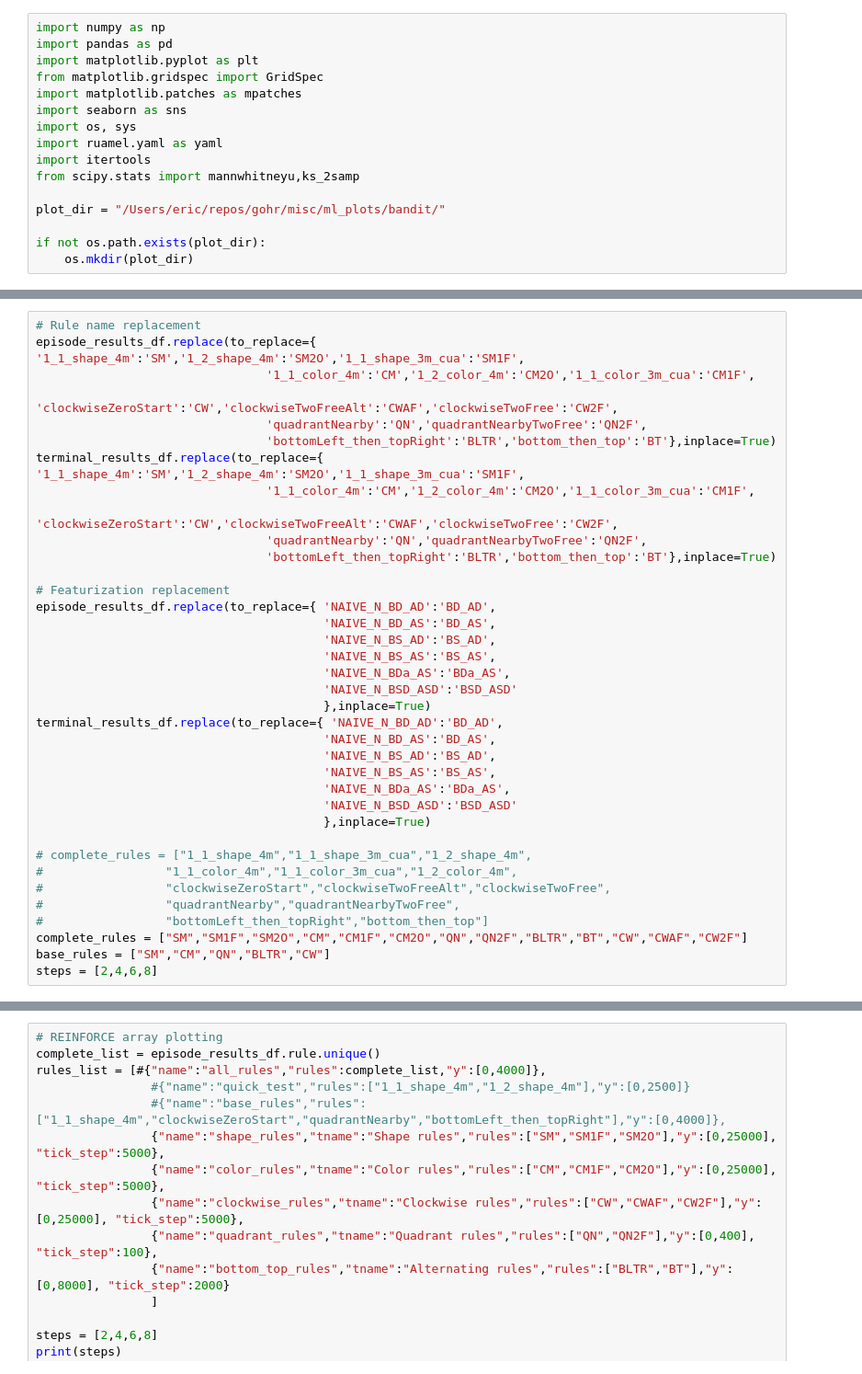
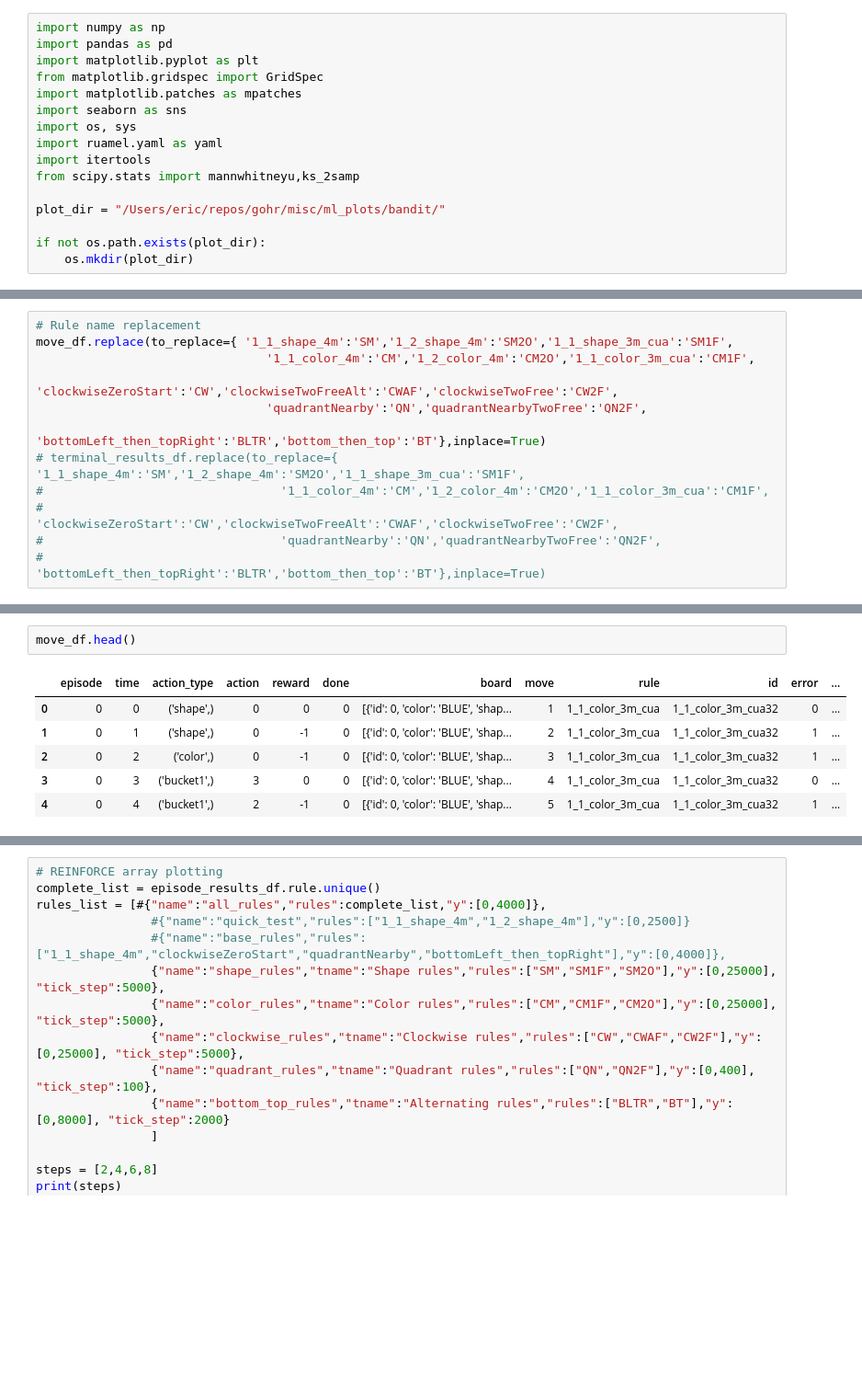
Before and after one commit to epulick/gohr, a Jupyter notebook: misc/bandit_processing.ipynb, the cells around one changed output, grey strips where cells are left out. Shown at 92% size. Cells and saved outputs as stored; diff of their text form; blank space fills up the shorter version.

```diff
--- a/misc/bandit_processing.ipynb
+++ b/misc/bandit_processing.ipynb
@@ -125,37 +68,12 @@ display(terminal_results_df)
 # %%
 # Rule name replacement
-episode_results_df.replace(to_replace={ '1_1_shape_4m':'SM','1_2_shape_4m':'SM2O','1_1_shape_3m_cua':'SM1F',
+move_df.replace(to_replace={ '1_1_shape_4m':'SM','1_2_shape_4m':'SM2O','1_1_shape_3m_cua':'SM1F',
                                 '1_1_color_4m':'CM','1_2_color_4m':'CM2O','1_1_color_3m_cua':'CM1F',
                                 'clockwiseZeroStart':'CW','clockwiseTwoFreeAlt':'CWAF','clockwiseTwoFree':'CW2F',
                                 'quadrantNearby':'QN','quadrantNearbyTwoFree':'QN2F',
-                                'bottomLeft_then_topRight':'BLTR','bottom_then_top':'BT'},inplace=True)
-terminal_results_df.replace(to_replace={ '1_1_shape_4m':'SM','1_2_shape_4m':'SM2O','1_1_shape_3m_cua':'SM1F',
-                                '1_1_color_4m':'CM','1_2_color_4m':'CM2O','1_1_color_3m_cua':'CM1F',
-                                'clockwiseZeroStart':'CW','clockwiseTwoFreeAlt':'CWAF','clockwiseTwoFree':'CW2F',
-                                'quadrantNearby':'QN','quadrantNearbyTwoFree':'QN2F',
-                                'bottomLeft_then_topRight':'BLTR','bottom_then_top':'BT'},inplace=True)
-
-# Featurization replacement
-episode_results_df.replace(to_replace={ 'NAIVE_N_BD_AD':'BD_AD',
-                                        'NAIVE_N_BD_AS':'BD_AS',
-                                        'NAIVE_N_BS_AD':'BS_AD',
-                                        'NAIVE_N_BS_AS':'BS_AS',
-                                        'NAIVE_N_BDa_AS':'BDa_AS',
-                                        'NAIVE_N_BSD_ASD':'BSD_ASD'
-                                        },inplace=True)
-terminal_results_df.replace(to_replace={ 'NAIVE_N_BD_AD':'BD_AD',
-                                        'NAIVE_N_BD_AS':'BD_AS',
-                                        'NAIVE_N_BS_AD':'BS_AD',
-                                        'NAIVE_N_BS_AS':'BS_AS',
-                                        'NAIVE_N_BDa_AS':'BDa_AS',
-                                        'NAIVE_N_BSD_ASD':'BSD_ASD'
-                                        },inplace=True)
-
-# complete_rules = ["1_1_shape_4m","1_1_shape_3m_cua","1_2_shape_4m",
-#                 "1_1_color_4m","1_1_color_3m_cua","1_2_color_4m",
-#                 "clockwiseZeroStart","clockwiseTwoFreeAlt","clockwiseTwoFree",
-#                 "quadrantNearby","quadrantNearbyTwoFree",
-#                 "bottomLeft_then_topRight","bottom_then_top"]
-complete_rules = ["SM","SM1F","SM2O","CM","CM1F","CM2O","QN","QN2F","BLTR","BT","CW","CWAF","CW2F"]
-base_rules = ["SM","CM","QN","BLTR","CW"]
-steps = [2,4,6,8]
+                                 'bottomLeft_then_topRight':'BLTR','bottom_then_top':'BT'},inplace=True)
+# terminal_results_df.replace(to_replace={ '1_1_shape_4m':'SM','1_2_shape_4m':'SM2O','1_1_shape_3m_cua':'SM1F',
+#                                 '1_1_color_4m':'CM','1_2_color_4m':'CM2O','1_1_color_3m_cua':'CM1F',
+#                                 'clockwiseZeroStart':'CW','clockwiseTwoFreeAlt':'CWAF','clockwiseTwoFree':'CW2F',
+#                                 'quadrantNearby':'QN','quadrantNearbyTwoFree':'QN2F',
+#                                 'bottomLeft_then_topRight':'BLTR','bottom_then_top':'BT'},inplace=True)
@@ -190,0 +88,9 @@ feats = ["BD_AD","BS_AD","BD_AS","BS_AS", "BSD_ASD"]
+# %%
+move_df.head()
+# %% [output]
+|  | episode | time | action_type | action | reward | done | board | move | rule | id | error | ... |
+| 0 | 0 | 0 | ('shape',) | 0 | 0 | 0 | [{'id': 0, 'color': 'BLUE', 'shap... | 1 | 1_1_color_3m_cua | 1_1_color_3m_cua32 | 0 | ... |
+| 1 | 0 | 1 | ('shape',) | 0 | -1 | 0 | [{'id': 0, 'color': 'BLUE', 'shap... | 2 | 1_1_color_3m_cua | 1_1_color_3m_cua32 | 1 | ... |
+| 2 | 0 | 2 | ('color',) | 0 | -1 | 0 | [{'id': 0, 'color': 'BLUE', 'shap... | 3 | 1_1_color_3m_cua | 1_1_color_3m_cua32 | 1 | ... |
+| 3 | 0 | 3 | ('bucket1',) | 3 | 0 | 0 | [{'id': 0, 'color': 'BLUE', 'shap... | 4 | 1_1_color_3m_cua | 1_1_color_3m_cua32 | 0 | ... |
+| 4 | 0 | 4 | ('bucket1',) | 2 | -1 | 0 | [{'id': 0, 'color': 'BLUE', 'shap... | 5 | 1_1_color_3m_cua | 1_1_color_3m_cua32 | 1 | ... |
```
Also changed, not shown: parts of 7 cells of this notebook, 6 other files.
